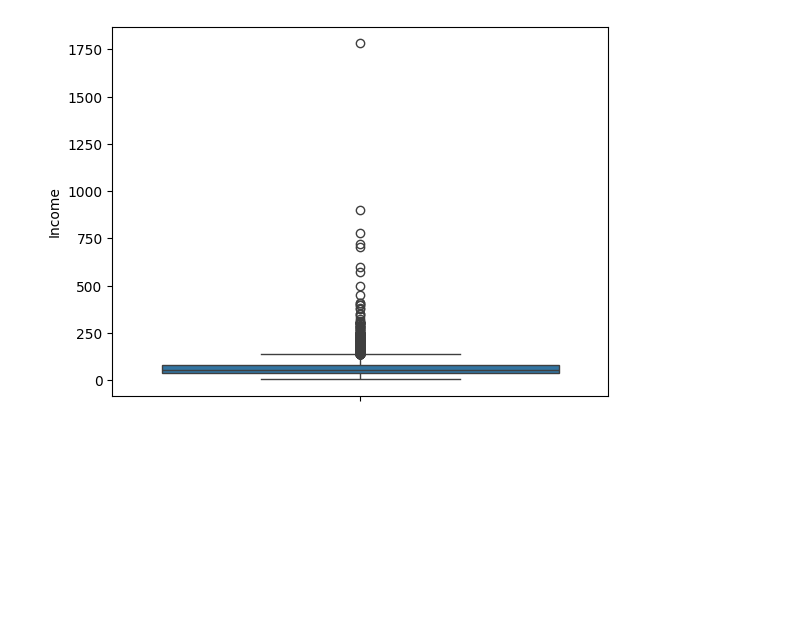
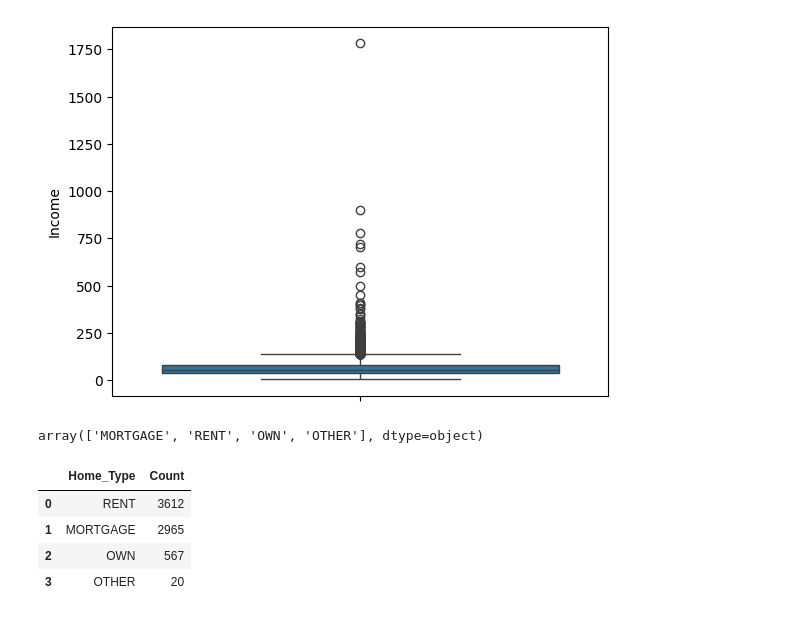
Before and after one commit to mulingwa/Loan_Risk_Prediction_Challenge_DATAMONDAYVIEWS, a Jupyter notebook: notebooks/Analysis.ipynb, the cells around one changed output. Drawn from its saved outputs; the diff is of its cells as text; code cells hidden in the pictures; blank space fills up the shorter version.

```diff
--- a/notebooks/Analysis.ipynb
+++ b/notebooks/Analysis.ipynb
@@ -185,3 +189,17 @@ sns.boxplot(data=df, y='Income')
 # %% [output]
 <Axes: ylabel='Income'>
 [figure]
+# %%
+df['Home'].unique()
+# %% [output]
+array(['MORTGAGE', 'RENT', 'OWN', 'OTHER'], dtype=object)
+# %%
+df_home= df['Home'].value_counts().reset_index()
+df_home.columns = ['Home_Type', 'Count']
+df_home
+# %% [output]
+|  | Home_Type | Count |
+| 0 | RENT | 3612 |
+| 1 | MORTGAGE | 2965 |
+| 2 | OWN | 567 |
+| 3 | OTHER | 20 |
```
Also changed, not shown: parts of 3 cells of this notebook.
